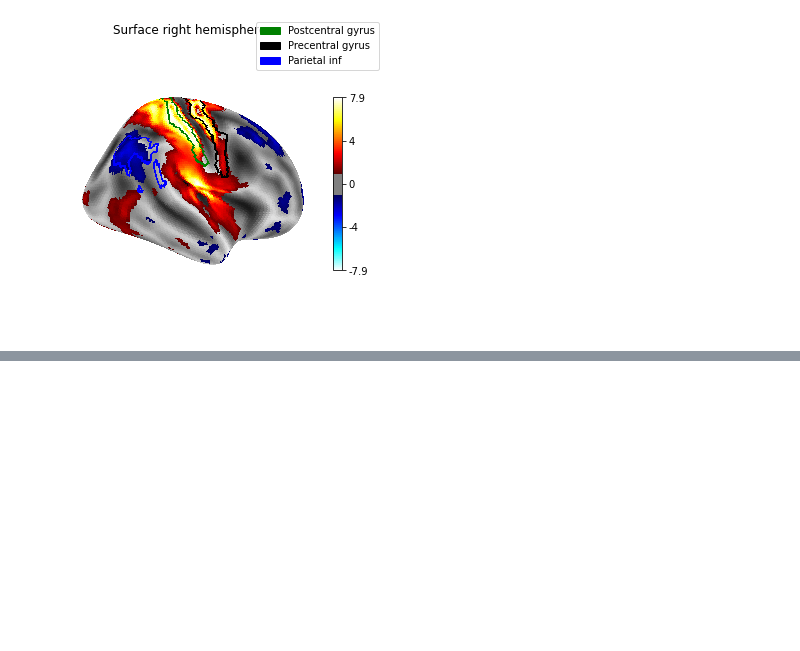
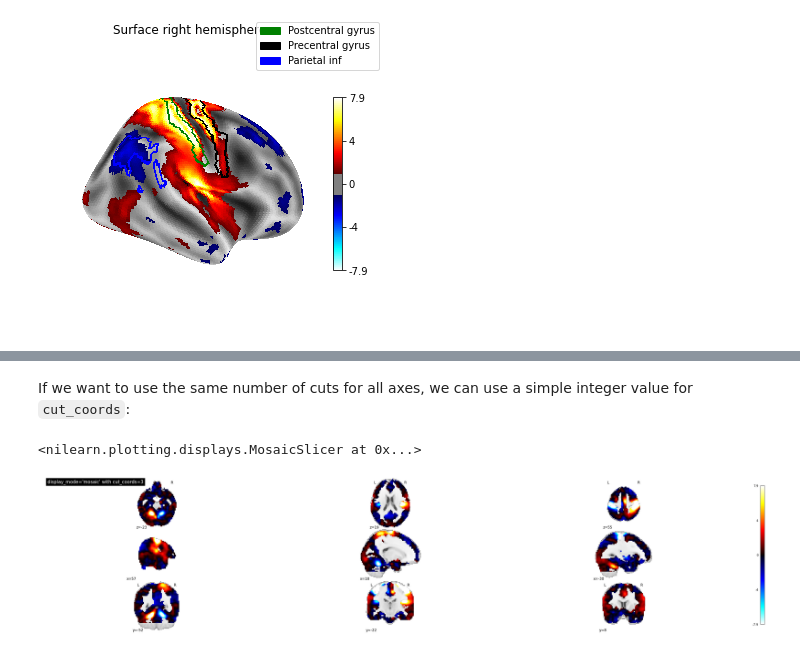
Before and after one commit to nilearn/dev-days-2021, a Jupyter notebook: Notebooks/introduction_whatsnew/plotting.ipynb, the cells around one changed output, grey strips where cells are left out. Cells and saved outputs as stored; diff of their text form; code cells hidden in the pictures; blank space fills up the shorter version.

```diff
--- a/Notebooks/introduction_whatsnew/plotting.ipynb
+++ b/Notebooks/introduction_whatsnew/plotting.ipynb
@@ -329,0 +429,10 @@ display.show()
+# %% [markdown]
+If we want to use the same number of cuts for all axes, we can use a simple integer value for `cut_coords`:
+# %%
+plot_stat_map(stat_img,
+              display_mode='mosaic',
+              cut_coords=3, # Here we specify an integer for cut_coords
+              title="display_mode='mosaic' with cut_coords=3")
+# %% [output]
+<nilearn.plotting.displays.MosaicSlicer at 0x...>
+[figure, added]
```
Also changed, not shown: parts of 14 cells of this notebook, 4 other files.
